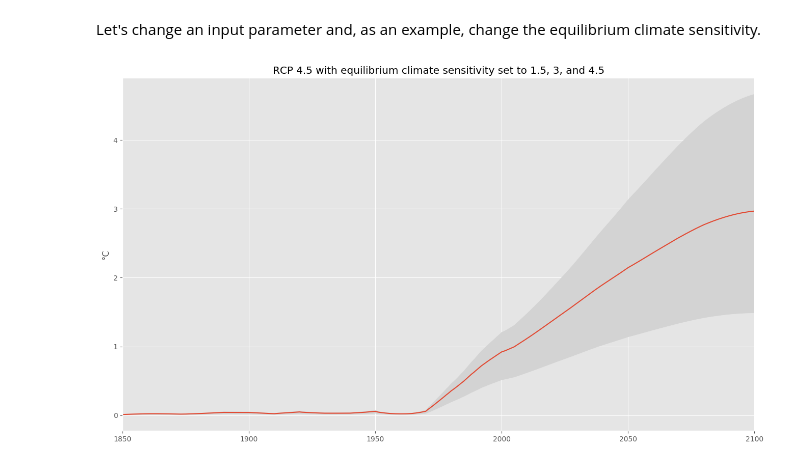
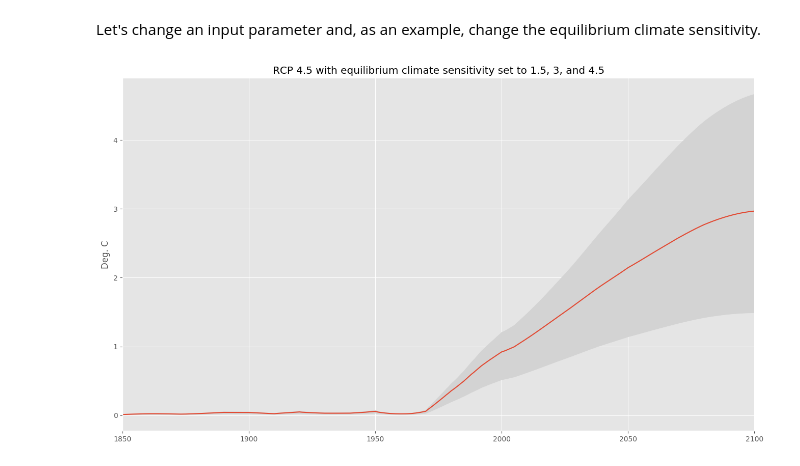
Before and after one commit to openclimatedata/pyhector, a Jupyter notebook: index.ipynb, the cells around one changed output. Saved outputs shown, nothing was run; the diff lists cells and outputs as text; code cells hidden in the pictures.

```diff
--- a/index.ipynb
+++ b/index.ipynb
@@ -159,11 +159,11 @@ high = pyhector.run(rcp45, {"temperature": {"S": 4.5}})
 # %%
 sel = slice(1850, 2100)
 plt.fill_between(low[SURFACE_TEMP].loc[sel].index,
                  low[SURFACE_TEMP].loc[sel],
                  high[SURFACE_TEMP].loc[sel],
                  color="lightgray")
 default[SURFACE_TEMP].loc[sel].plot()
 plt.title("RCP 4.5 with equilibrium climate sensitivity set to 1.5, 3, and 4.5")
-plt.ylabel("°C");
+plt.ylabel("Deg. C");
 # %% [output]
-[figure, old version]
+[figure, new version]
```
Also changed, not shown: parts of 4 cells of this notebook.
